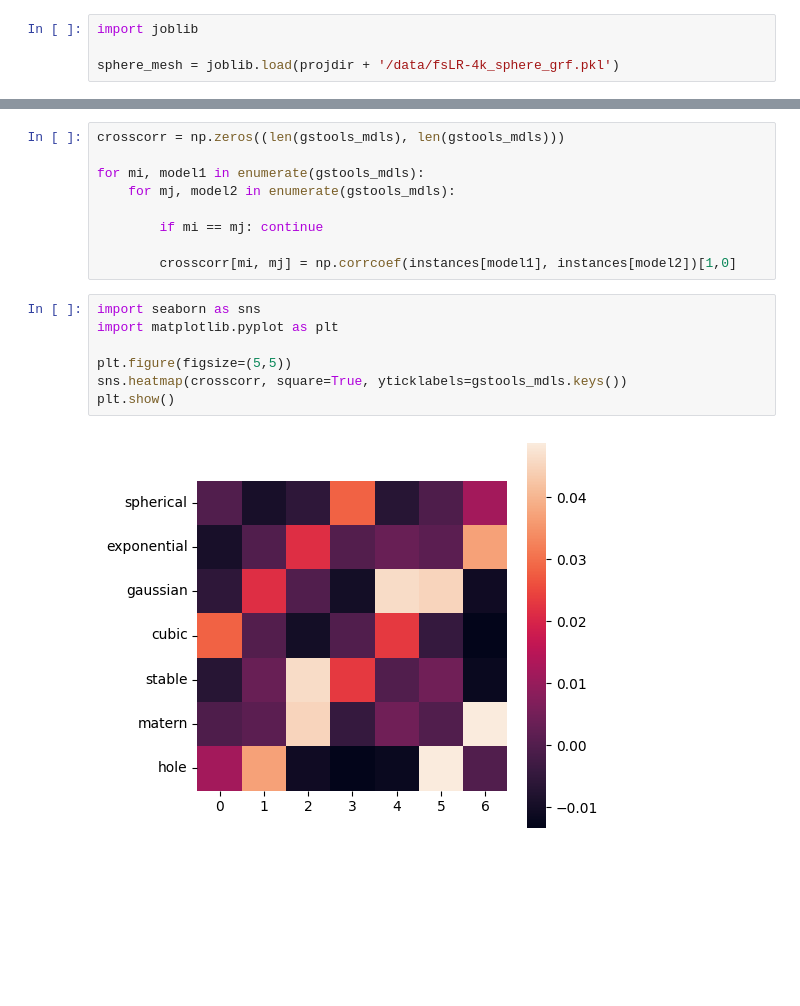
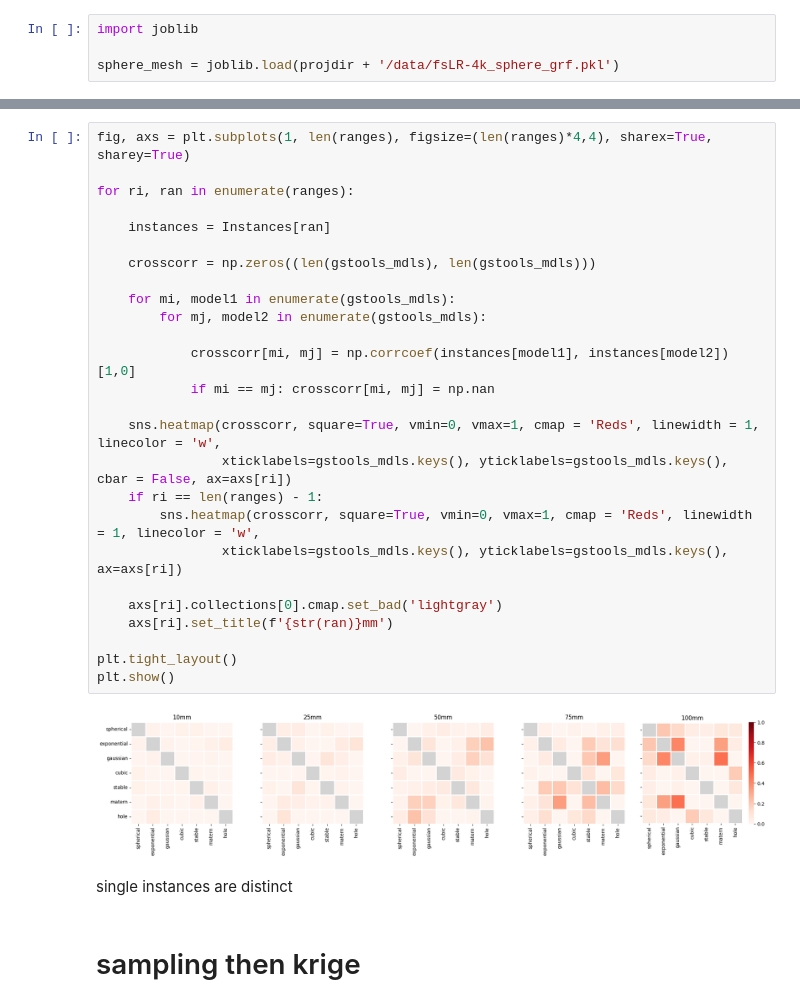
Before and after one commit to yiguzhou/zhou_interpolates, a Jupyter notebook: code/grf_galore.ipynb, the cells around one changed output, grey strips where cells are left out. Saved outputs shown, nothing was run; the diff lists cells and outputs as text; blank space fills up the shorter version.

```diff
--- a/code/grf_galore.ipynb
+++ b/code/grf_galore.ipynb
@@ -58,18 +70,32 @@ pl.show(jupyter_backend='static')
 # %%
-crosscorr = np.zeros((len(gstools_mdls), len(gstools_mdls)))
+fig, axs = plt.subplots(1, len(ranges), figsize=(len(ranges)*4,4), sharex=True, sharey=True)
 
-for mi, model1 in enumerate(gstools_mdls):
-    for mj, model2 in enumerate(gstools_mdls):
+for ri, ran in enumerate(ranges):
 
-        if mi == mj: continue
+    instances = Instances[ran]
 
-        crosscorr[mi, mj] = np.corrcoef(instances[model1], instances[model2])[1,0]
+    crosscorr = np.zeros((len(gstools_mdls), len(gstools_mdls)))
+
+    for mi, model1 in enumerate(gstools_mdls):
+        for mj, model2 in enumerate(gstools_mdls):
+
+            crosscorr[mi, mj] = np.corrcoef(instances[model1], instances[model2])[1,0]
+            if mi == mj: crosscorr[mi, mj] = np.nan
+
+    sns.heatmap(crosscorr, square=True, vmin=0, vmax=1, cmap = 'Reds', linewidth = 1, linecolor = 'w',
+                xticklabels=gstools_mdls.keys(), yticklabels=gstools_mdls.keys(), cbar = False, ax=axs[ri])
+    if ri == len(ranges) - 1:
+        sns.heatmap(crosscorr, square=True, vmin=0, vmax=1, cmap = 'Reds', linewidth = 1, linecolor = 'w',
+                xticklabels=gstools_mdls.keys(), yticklabels=gstools_mdls.keys(), ax=axs[ri])
+
+    axs[ri].collections[0].cmap.set_bad('lightgray')
+    axs[ri].set_title(f'{str(ran)}mm')
+
+plt.tight_layout()
+plt.show()
+# %% [output]
+[figure, added]
-# %%
-import seaborn as sns
-import matplotlib.pyplot as plt
-
-plt.figure(figsize=(5,5))
-sns.heatmap(crosscorr, square=True, yticklabels=gstools_mdls.keys())
-plt.show()
-# %% [output]
-[figure, removed]
+# %% [markdown]
+single instances are distinct
+# %% [markdown]
+# sampling then krige
```
Also changed, not shown: parts of 26 cells of this notebook, 11 other files.
